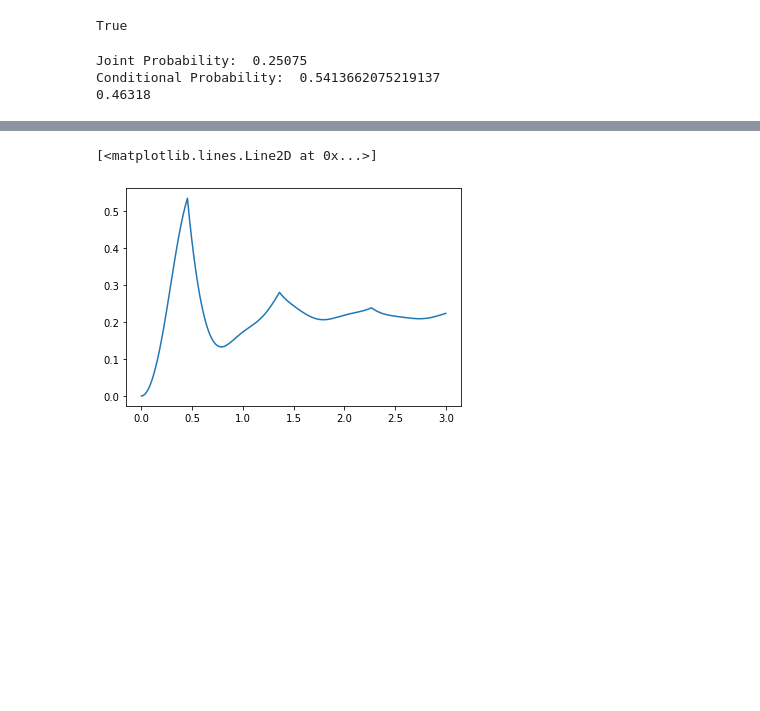
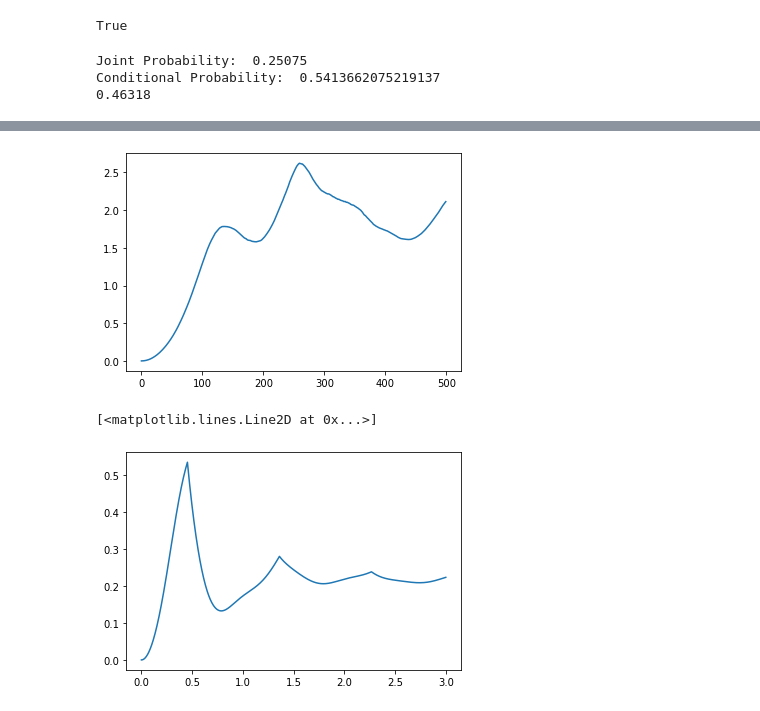
Before and after one commit to fergusfinn/qmps, a Jupyter notebook: new_tdvp/xmpsBrixkwall.ipynb, the cells around one changed output, grey strips where cells are left out. Cells and saved outputs as stored; diff of their text form; code cells hidden in the pictures; blank space fills up the shorter version.

```diff
--- a/new_tdvp/xmpsBrixkwall.ipynb
+++ b/new_tdvp/xmpsBrixkwall.ipynb
@@ -542,3 +547,10 @@ PlotLoschimdt(x)
+# %%
+with open(noEnv, "rb") as f:
+    no = pickle.load(f)
+
+PlotLoschimdt(no)
+# %% [output]
+[figure, added]
 # %%
 from scipy.integrate import quad
 def f(z, g0, g1):
```
Also changed, not shown: parts of 2 cells of this notebook, 2 other files.
